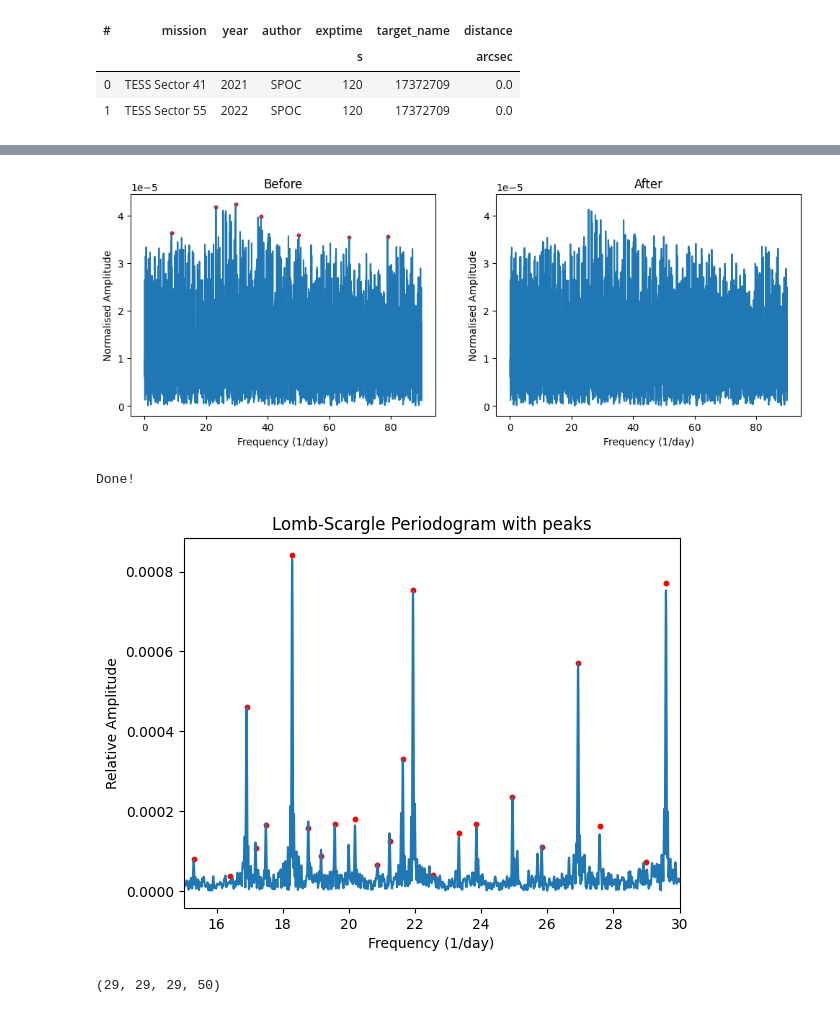
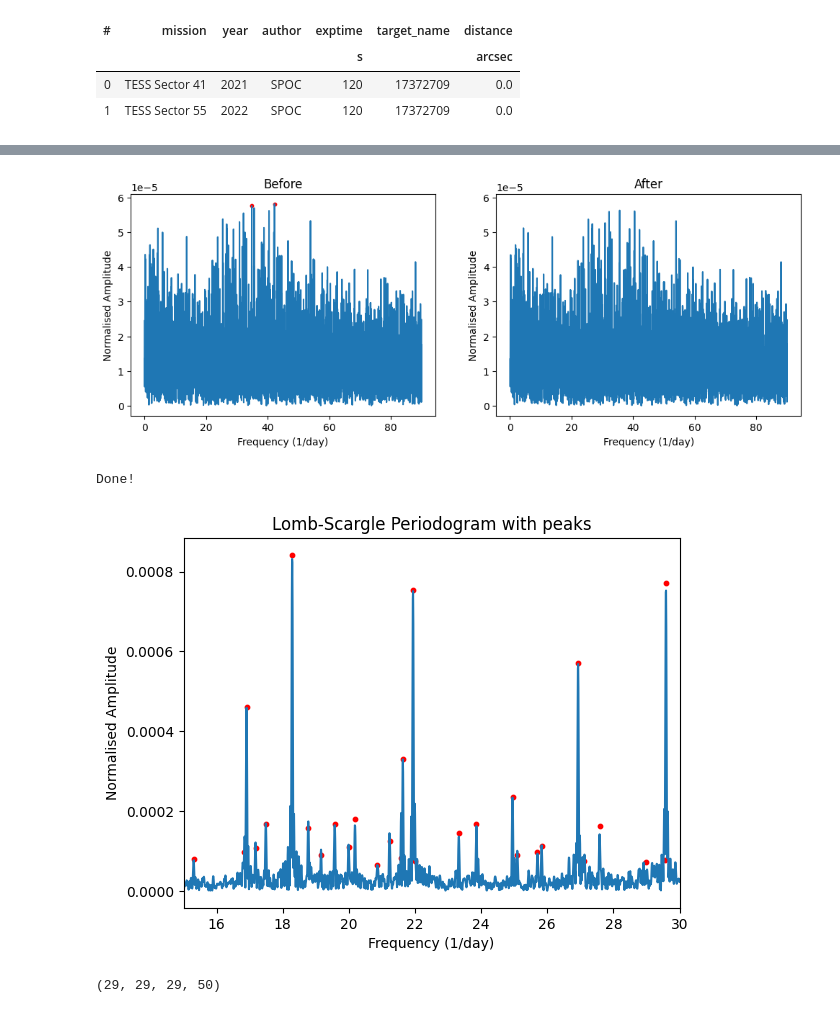
Before and after one commit to gautam-404/PreWhitener, a Jupyter notebook: pywhitener.ipynb, the cells around one changed output, grey strips where cells are left out. Saved outputs shown, nothing was run; the diff lists cells and outputs as text; code cells hidden in the pictures.

```diff
--- a/peaks.ipynb
+++ b/pywhitener.ipynb
@@ -276,27 +335,27 @@ def prewhitener(time, flux, f_sigma=3, remove_harmonics=True, max_iterations=5,
 # %%
-peaks, peak_freqs, peak_amps = prewhitener(time, flux, f_sigma=3, fmax=90, max_iterations=20, remove_harmonics=True)
+peaks, peak_freqs, peak_amps = prewhitener(time, flux, f_sigma=5, fmax=90, max_iterations=20, remove_harmonics=True)
 
 # Plot the final periodogram after pre-whitening
 freqs, amps = amp_spectrum(t=time, y=flux/np.median(flux), fmin=0, fmax=90, nyq_mult=1, oversample_factor=5)
 plt.figure()
 plt.scatter(peak_freqs, peak_amps, s=10, color='red')
 plt.plot(freqs, amps)
 plt.title("Lomb-Scargle Periodogram with peaks")
 plt.xlabel("Frequency (1/day)")
-plt.ylabel("Relative Amplitude")
+plt.ylabel("Normalised Amplitude")
 # plt.xlim(30, 50)
 # plt.xlim(40, 60)
 plt.xlim(15, 30)
 # plt.xlim(22, 24)
 # plt.xlim(0, 15)
 plt.show()
 
 # Show the frequencies that were found
 # print("Frequencies found through pre-whitening: ", freqs_at_peaks)
 # %% [output]
-[figure, old version]
+[figure, new version]
 Done!
-[figure, old version]
+[figure, new version]
 # %%
 len(peak_freqs), len(peak_freqs), len(peak_amps), len(peaks)
 # %% [output]
```
Also changed, not shown: parts of 3 cells of this notebook, 3 other files.
